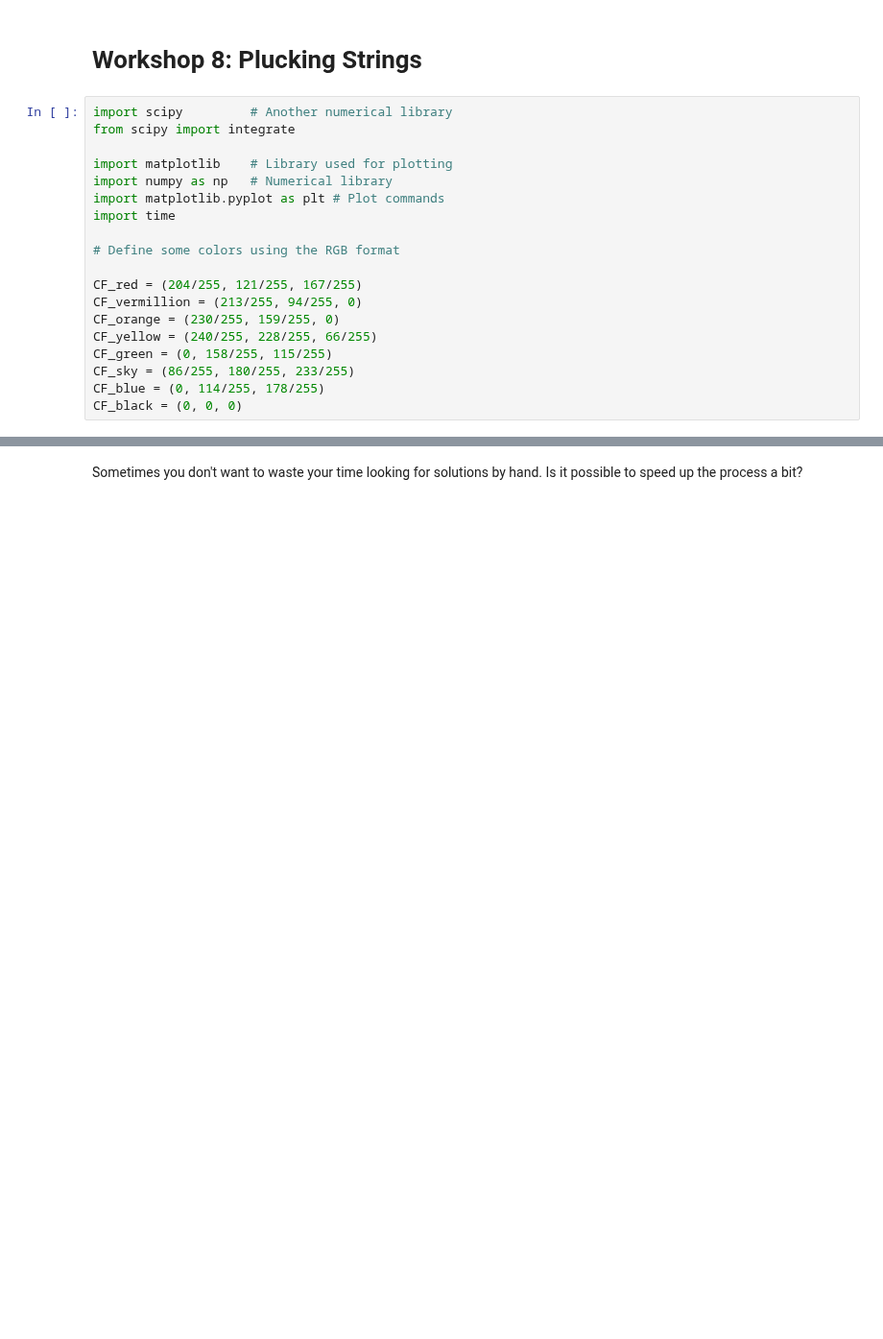
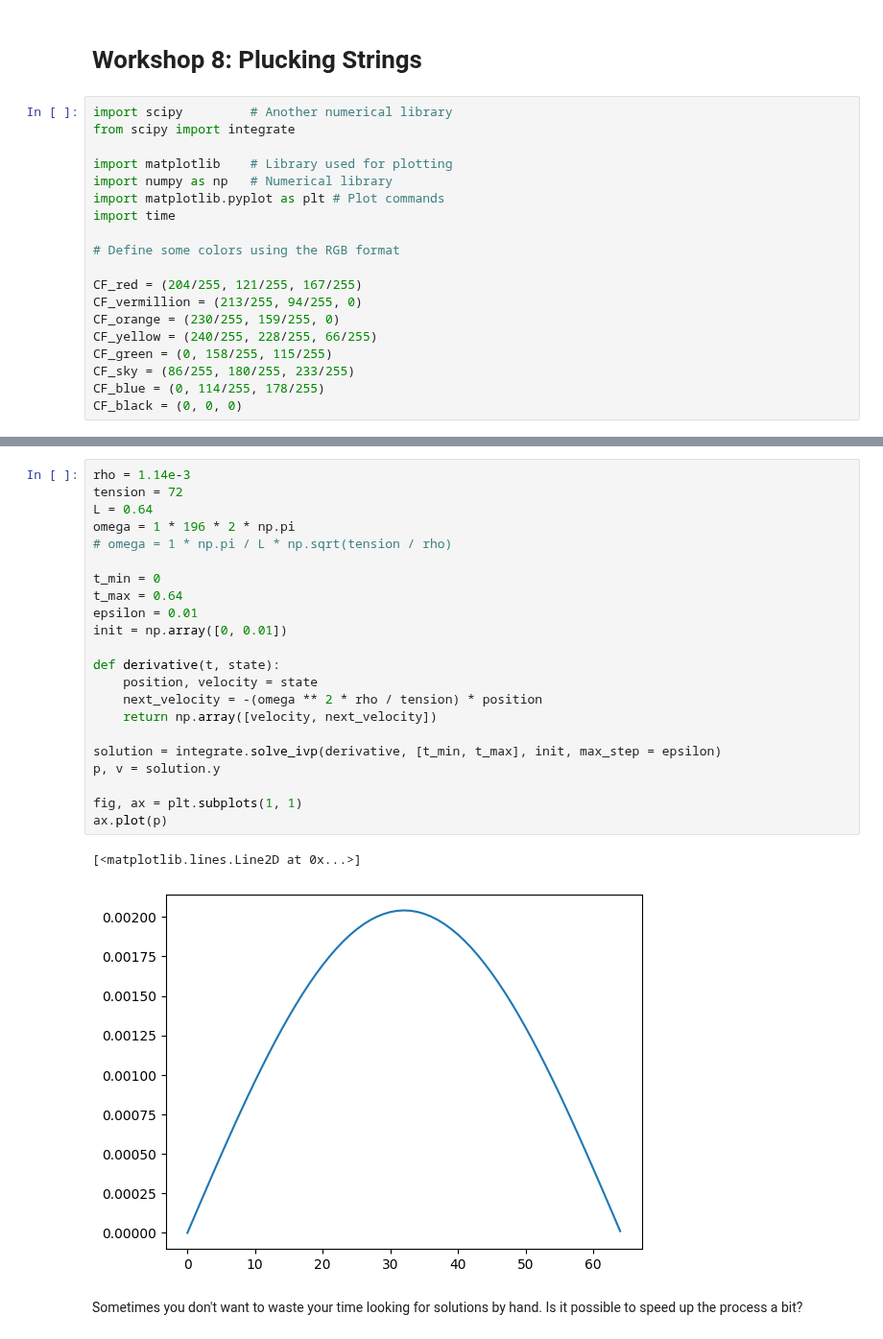
Before and after one commit to vibilanj/cmps, a Jupyter notebook: workshop/W8_Plucking_Strings_S.ipynb, the cells around one changed output, grey strips where cells are left out. Shown at 96% size. Saved outputs shown, nothing was run; the diff lists cells and outputs as text; blank space fills up the shorter version.

```diff
--- a/workshop/W8_Plucking_Strings_S.ipynb
+++ b/workshop/W8_Plucking_Strings_S.ipynb
@@ -44,2 +44,27 @@ Consider a string with $\rho = 1.14\times10^{-3}$ kg/m and set the tension to $7
+# %%
+rho = 1.14e-3
+tension = 72
+L = 0.64
+omega = 1 * 196 * 2 * np.pi
+# omega = 1 * np.pi / L * np.sqrt(tension / rho)
+
+t_min = 0
+t_max = 0.64
+epsilon = 0.01
+init = np.array([0, 0.01])
+
+def derivative(t, state):
+    position, velocity = state
+    next_velocity = -(omega ** 2 * rho / tension) * position
+    return np.array([velocity, next_velocity])
+
+solution = integrate.solve_ivp(derivative, [t_min, t_max], init, max_step = epsilon)
+p, v = solution.y
+
+fig, ax = plt.subplots(1, 1)
+ax.plot(p)
+# %% [output]
+[<matplotlib.lines.Line2D at 0x...>]
+[figure, added]
 # %% [markdown]
 Sometimes you don't want to waste your time looking for solutions by hand. Is it possible to speed up the process a bit?
```
Also changed, not shown: parts of 2 cells of this notebook.
